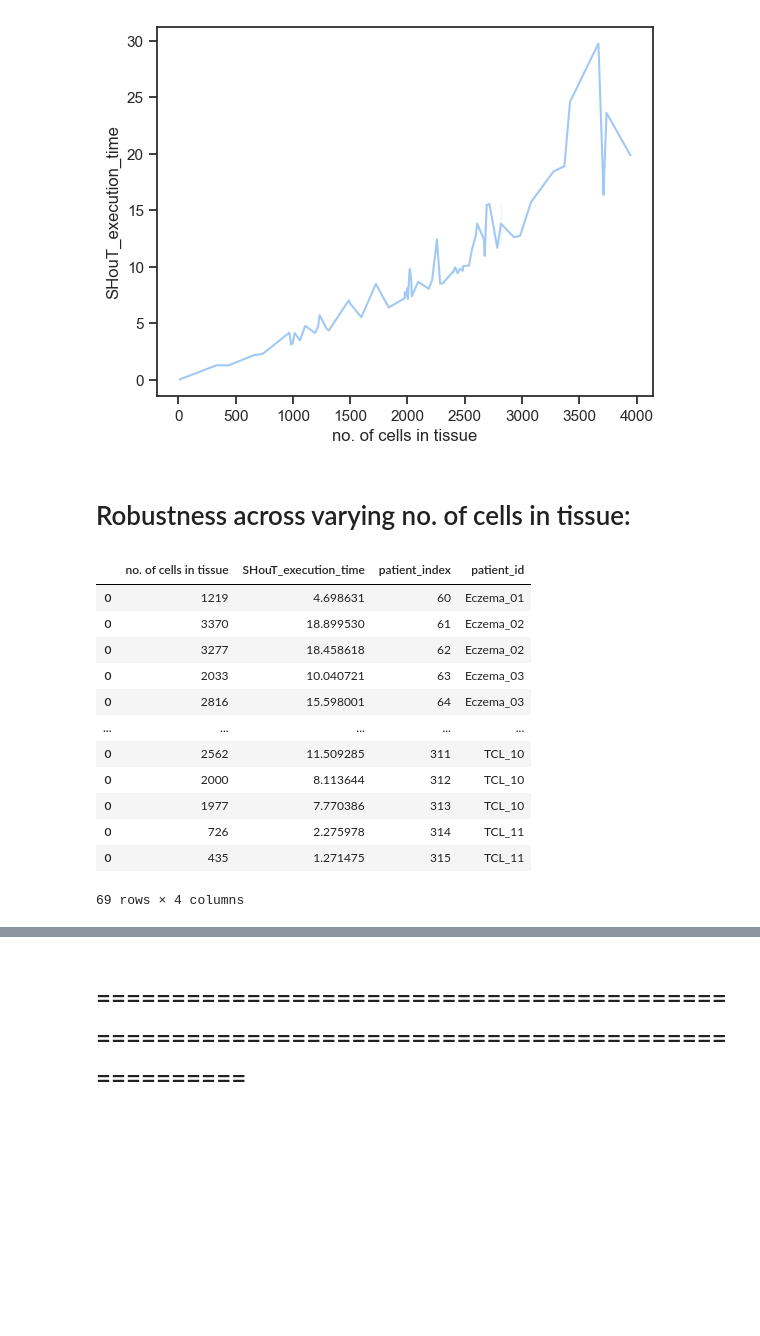
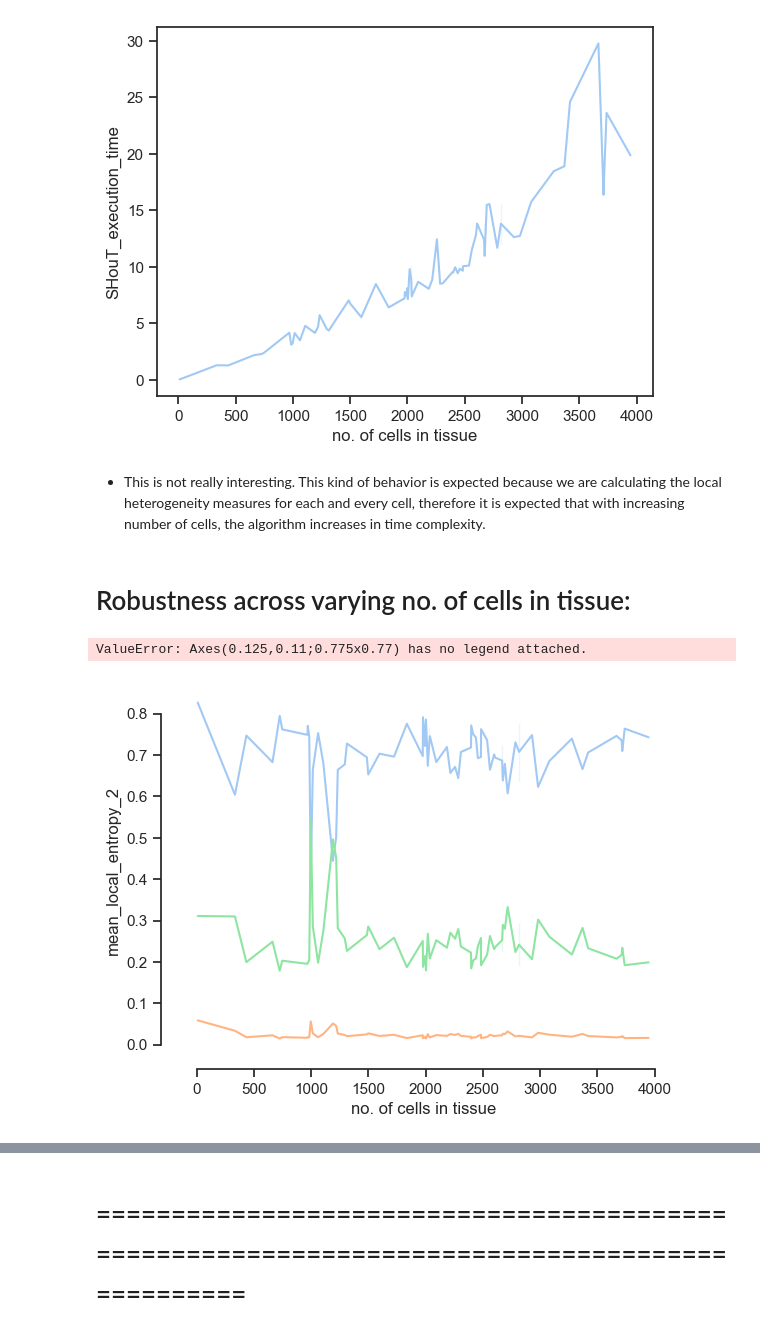
Before and after one commit to bionetslab/SHouT, a Jupyter notebook: MELC_TCL_caseStudy.ipynb, the cells around one changed output, grey strips where cells are left out. Saved outputs shown, nothing was run; the diff lists cells and outputs as text; code cells hidden in the pictures; blank space fills up the shorter version.

```diff
--- a/MELC_TCL_caseStudy.ipynb
+++ b/MELC_TCL_caseStudy.ipynb
@@ -228,41 +228,33 @@ sns.lineplot(data=DF_TIME, x="no. of cells in tissue", y="SHouT_execution_time",
 <Axes: xlabel='no. of cells in tissue', ylabel='SHouT_execution_time'>
 [figure]
 # %% [markdown]
-# Robustness across varying no. of cells in tissue:
+- This is not really interesting. This kind of behavior is expected because we are calculating the local heterogeneity measures for each and every cell, therefore it is expected that with increasing number of cells, the algorithm increases in time complexity.
+# %% [markdown]
+# Robustness across varying no. of cells in tissue:
 # %%
 DF_ROBUSTNESS=[]
 for i in patients_good:
-    DF_time=DF[DF['patient_index']==i]
+    DF_rob=DF[DF['patient_index']==i]
     df=pd.DataFrame()
-    df['no. of cells in tissue']=[len(DF_time)]
-    df['SHouT_execution_time']=DF_time['SHouT_execution_time'][0]
-    df['patient_index']=DF_time['patient_index'][0]
-    df['patient_id']=DF_time['patient_id'][0]
-    DF_TIME.append(df)
-DF_TIME=pd.concat(DF_TIME, axis=0)
+    df['no. of cells in tissue']=[len(DF_rob)]
+    df['mean_local_entropy_2']=np.mean(DF_rob['local_entropy_2'])
+    df['mean_local_homophily_2']=np.mean(DF_rob['local_homophily_2'])
+    df['mean_egophily_2']=np.mean(DF_rob['egophily_2'])
+    DF_ROBUSTNESS.append(df)
+DF_ROBUSTNESS=pd.concat(DF_ROBUSTNESS, axis=0)
 # -----
-sns.lineplot(data=DF_TIME, x="no. of cells in tissue", y="SHouT_execution_time", markers=True, dashes=False)
+sns.lineplot(data=DF_ROBUSTNESS, x="no. of cells in tissue", y="mean_local_entropy_2", markers=True, dashes=False)
+sns.lineplot(data=DF_ROBUSTNESS, x="no. of cells in tissue", y="mean_local_homophily_2", markers=True, dashes=False)
+sns.lineplot(data=DF_ROBUSTNESS, x="no. of cells in tissue", y="mean_egophily_2", markers=True, dashes=False)
+# sns.despine(offset=10, trim=True)
+# sns.move_legend(f.figure.axes[0], "upper left", bbox_to_anchor=(1.25, 1))
 
 
-
-
-
-f=sns.boxplot(x="Group", y="local_homophily_2",
-            hue="celltype", palette='RdBu',
-            data=DF_TIME)
-sns.despine(offset=10, trim=True)
-sns.move_legend(f.figure.axes[0], "upper left", bbox_to_anchor=(1.25, 1))
+# f=sns.boxplot(x="Group", y="local_homophily_2",
+            # hue="celltype", palette='RdBu',
+            # data=DF_TIME)
+# sns.despine(offset=10, trim=True)
+# sns.move_legend(f.figure.axes[0], "upper left", bbox_to_anchor=(1.25, 1))
 # %% [output]
-|  | no. of cells in tissue | SHouT_execution_time | patient_index | patient_id |
-| 0 | 1219 | 4.698631 | 60 | Eczema_01 |
-| 0 | 3370 | 18.899530 | 61 | Eczema_02 |
-| 0 | 3277 | 18.458618 | 62 | Eczema_02 |
-| 0 | 2033 | 10.040721 | 63 | Eczema_03 |
-| 0 | 2816 | 15.598001 | 64 | Eczema_03 |
-| ... | ... | ... | ... | ... |
-| 0 | 2562 | 11.509285 | 311 | TCL_10 |
-| 0 | 2000 | 8.113644 | 312 | TCL_10 |
-| 0 | 1977 | 7.770386 | 313 | TCL_10 |
-| 0 | 726 | 2.275978 | 314 | TCL_11 |
-| 0 | 435 | 1.271475 | 315 | TCL_11 |
-69 rows × 4 columns
+ValueError: Axes(0.125,0.11;0.775x0.77) has no legend attached.
+[figure, added]
```
Also changed, not shown: parts of 1 cell of this notebook.
